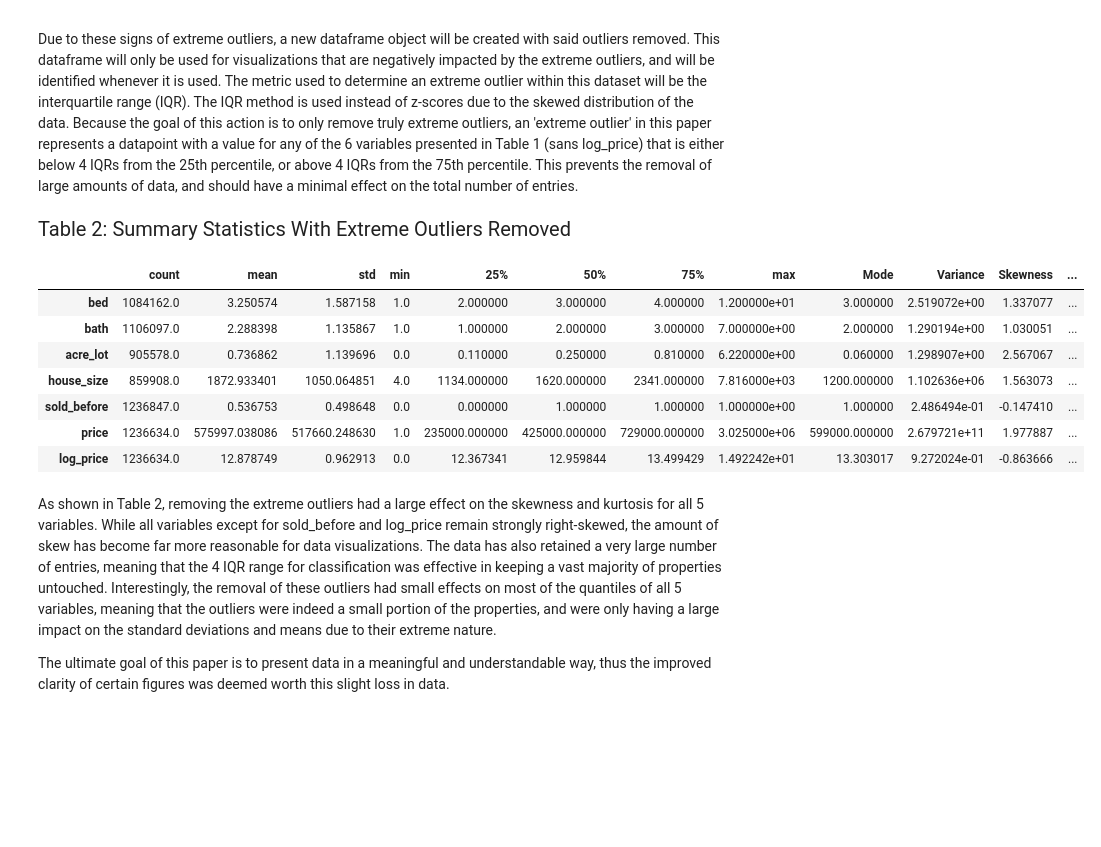
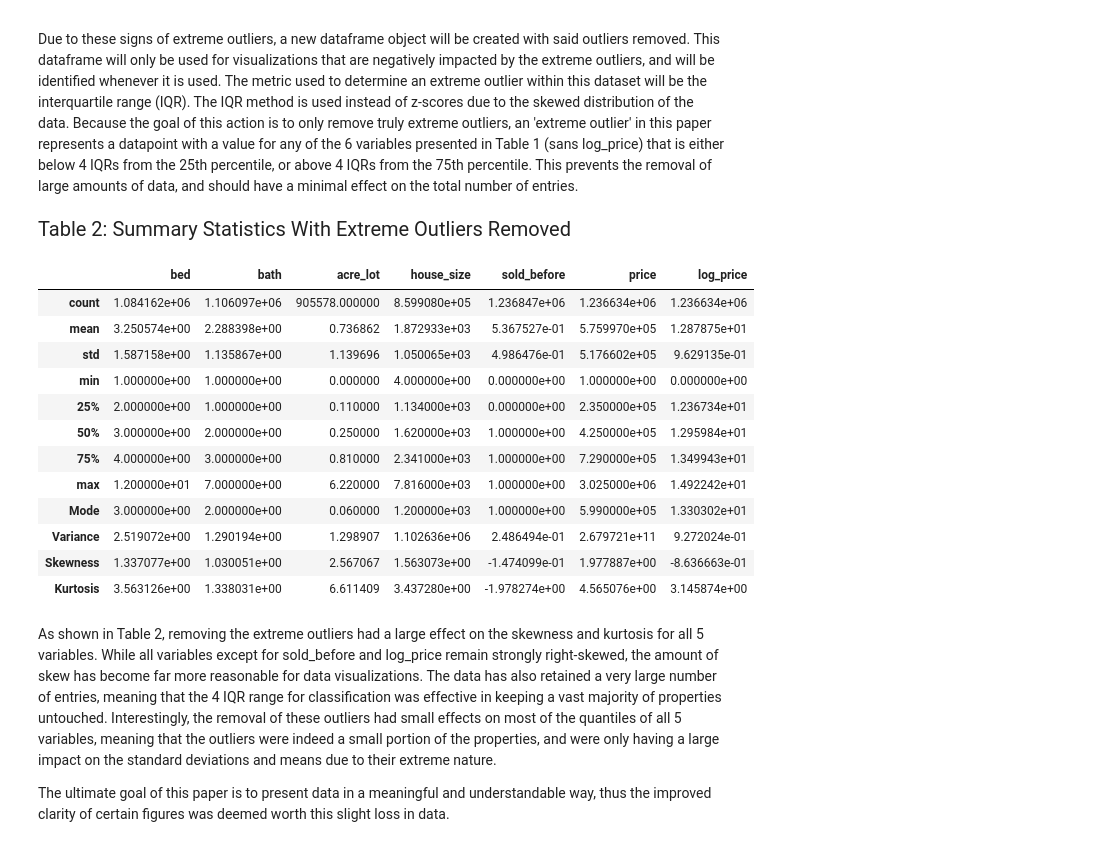
Before and after one commit to ECO225-W2024/project-one-code-S-O-Ahn, a Jupyter notebook: Project 1.ipynb, the cells around one changed output. Drawn from its saved outputs; the diff is of its cells as text; code cells hidden in the pictures; blank space fills up the shorter version.

```diff
--- a/Project 1.ipynb
+++ b/Project 1.ipynb
@@ -101,32 +106,38 @@ Due to these signs of extreme outliers, a new dataframe object will be created w
 # %%
 #identifying which variables we would like to remove outliers for
 columns_to_remove_outliers = {'bed','bath','acre_lot','price','house_size'}
 
 #we create a version of our data without extreme outliers for plotting
 data = df.copy()
 
 for column in columns_to_remove_outliers:
     Q1 = df[column].quantile(0.25)
     Q3 = df[column].quantile(0.75)
     IQR = Q3 - Q1
     outliers_iqr = (df[column] < (Q1 - 4 * IQR)) | (df[column] > (Q3 + 4 * IQR))
     data = data.loc[~outliers_iqr]
 
 #printing summary statistics for new cropped data
-summary_stats_no_outliers = pd.concat([data[['bed','bath','acre_lot','house_size','sold_before','price','log_price']].describe(), pd.DataFrame(additional_stats(data)).T])
+summary_stats_no_outliers = pd.concat([data[['bed','bath','acre_lot','house_size','sold_before','price',\
+                                             'log_price']].describe(), pd.DataFrame(additional_stats(data)).T])
 
 display(HTML('<div style="font-size: 20px">Table 2: Summary Statistics With Extreme Outliers Removed</div>'))
-display(summary_stats_no_outliers.T)
+display(summary_stats_no_outliers)
 # %% [output]
 Table 2: Summary Statistics With Extreme Outliers Removed
-|  | count | mean | std | min | 25% | 50% | 75% | max | Mode | Variance | Skewness | ... |
-| bed | 1084162.0 | 3.250574 | 1.587158 | 1.0 | 2.000000 | 3.000000 | 4.000000 | 1.200000e+01 | 3.000000 | 2.519072e+00 | 1.337077 | ... |
-| bath | 1106097.0 | 2.288398 | 1.135867 | 1.0 | 1.000000 | 2.000000 | 3.000000 | 7.000000e+00 | 2.000000 | 1.290194e+00 | 1.030051 | ... |
-| acre_lot | 905578.0 | 0.736862 | 1.139696 | 0.0 | 0.110000 | 0.250000 | 0.810000 | 6.220000e+00 | 0.060000 | 1.298907e+00 | 2.567067 | ... |
-| house_size | 859908.0 | 1872.933401 | 1050.064851 | 4.0 | 1134.000000 | 1620.000000 | 2341.000000 | 7.816000e+03 | 1200.000000 | 1.102636e+06 | 1.563073 | ... |
-| sold_before | 1236847.0 | 0.536753 | 0.498648 | 0.0 | 0.000000 | 1.000000 | 1.000000 | 1.000000e+00 | 1.000000 | 2.486494e-01 | -0.147410 | ... |
-| price | 1236634.0 | 575997.038086 | 517660.248630 | 1.0 | 235000.000000 | 425000.000000 | 729000.000000 | 3.025000e+06 | 599000.000000 | 2.679721e+11 | 1.977887 | ... |
-| log_price | 1236634.0 | 12.878749 | 0.962913 | 0.0 | 12.367341 | 12.959844 | 13.499429 | 1.492242e+01 | 13.303017 | 9.272024e-01 | -0.863666 | ... |
+|  | bed | bath | acre_lot | house_size | sold_before | price | log_price |
+| count | 1.084162e+06 | 1.106097e+06 | 905578.000000 | 8.599080e+05 | 1.236847e+06 | 1.236634e+06 | 1.236634e+06 |
+| mean | 3.250574e+00 | 2.288398e+00 | 0.736862 | 1.872933e+03 | 5.367527e-01 | 5.759970e+05 | 1.287875e+01 |
+| std | 1.587158e+00 | 1.135867e+00 | 1.139696 | 1.050065e+03 | 4.986476e-01 | 5.176602e+05 | 9.629135e-01 |
+| min | 1.000000e+00 | 1.000000e+00 | 0.000000 | 4.000000e+00 | 0.000000e+00 | 1.000000e+00 | 0.000000e+00 |
+| 25% | 2.000000e+00 | 1.000000e+00 | 0.110000 | 1.134000e+03 | 0.000000e+00 | 2.350000e+05 | 1.236734e+01 |
+| 50% | 3.000000e+00 | 2.000000e+00 | 0.250000 | 1.620000e+03 | 1.000000e+00 | 4.250000e+05 | 1.295984e+01 |
+| 75% | 4.000000e+00 | 3.000000e+00 | 0.810000 | 2.341000e+03 | 1.000000e+00 | 7.290000e+05 | 1.349943e+01 |
+| max | 1.200000e+01 | 7.000000e+00 | 6.220000 | 7.816000e+03 | 1.000000e+00 | 3.025000e+06 | 1.492242e+01 |
+| Mode | 3.000000e+00 | 2.000000e+00 | 0.060000 | 1.200000e+03 | 1.000000e+00 | 5.990000e+05 | 1.330302e+01 |
+| Variance | 2.519072e+00 | 1.290194e+00 | 1.298907 | 1.102636e+06 | 2.486494e-01 | 2.679721e+11 | 9.272024e-01 |
+| Skewness | 1.337077e+00 | 1.030051e+00 | 2.567067 | 1.563073e+00 | -1.474099e-01 | 1.977887e+00 | -8.636663e-01 |
+| Kurtosis | 3.563126e+00 | 1.338031e+00 | 6.611409 | 3.437280e+00 | -1.978274e+00 | 4.565076e+00 | 3.145874e+00 |
 # %% [markdown]
 As shown in Table 2, removing the extreme outliers had a large effect on the skewness and kurtosis for all 5 variables. While all variables except for sold_before and log_price remain strongly right-skewed, the amount of skew has become far more reasonable for data visualizations. The data has also retained a very large number of entries, meaning that the 4 IQR range for classification was effective in keeping a vast majority of properties untouched. Interestingly, the removal of these outliers had small effects on most of the quantiles of all 5 variables, meaning that the outliers were indeed a small portion of the properties, and were only having a large impact on the standard deviations and means due to their extreme nature.
 
```
Also changed, not shown: parts of 3 cells of this notebook.
